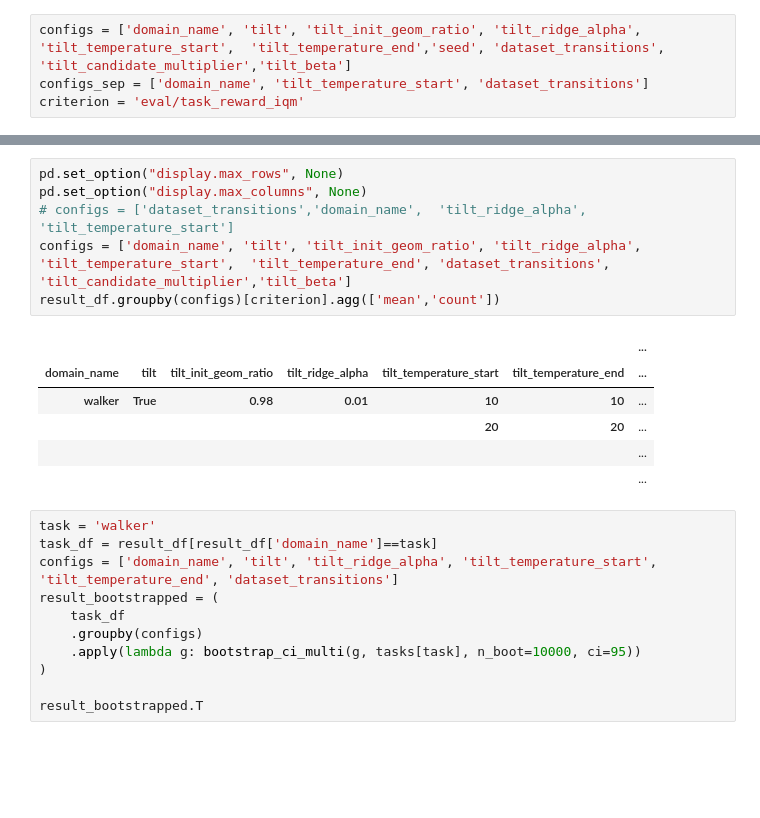
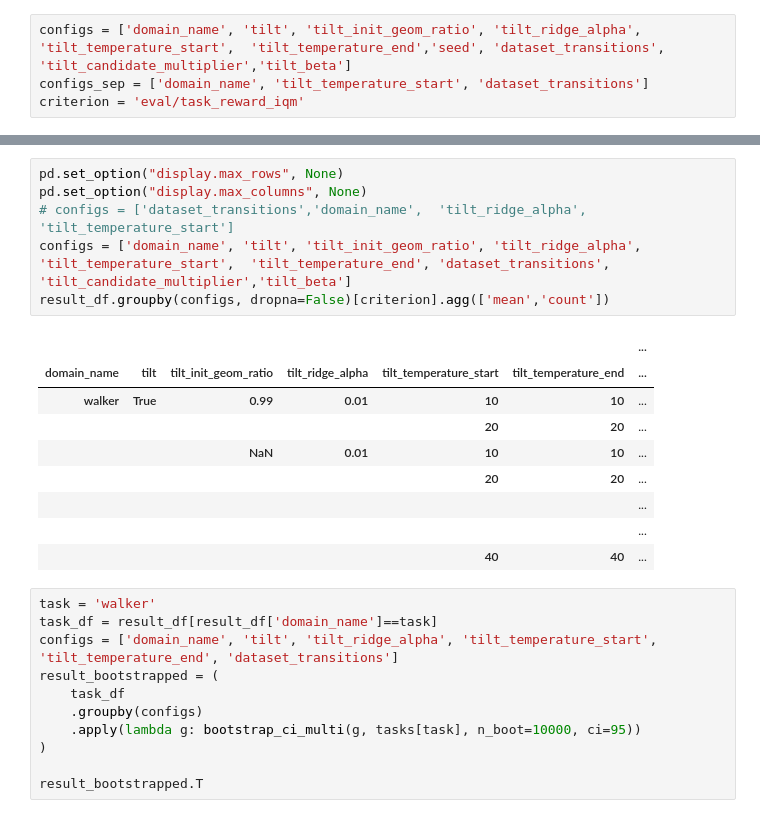
Before and after one commit to Giho-Kim/note, a Jupyter notebook: D-LEVER-FB-Copy1.ipynb, the cells around one changed output, grey strips where cells are left out. Saved outputs shown, nothing was run; the diff lists cells and outputs as text; blank space fills up the shorter version.

```diff
--- a/D-LEVER-FB-Copy1.ipynb
+++ b/D-LEVER-FB-Copy1.ipynb
@@ -152,16 +157,19 @@ result_df = pd.DataFrame(rows)
 # %%
 pd.set_option("display.max_rows", None)
 pd.set_option("display.max_columns", None)
 # configs = ['dataset_transitions','domain_name',  'tilt_ridge_alpha', 'tilt_temperature_start']
 configs = ['domain_name', 'tilt', 'tilt_init_geom_ratio', 'tilt_ridge_alpha', 'tilt_temperature_start',  'tilt_temperature_end', 'dataset_transitions', 'tilt_candidate_multiplier','tilt_beta']
-result_df.groupby(configs)[criterion].agg(['mean','count'])
+result_df.groupby(configs, dropna=False)[criterion].agg(['mean','count'])
 # %% [output]
 |  |  |  |  |  |  | ... |
 | domain_name | tilt | tilt_init_geom_ratio | tilt_ridge_alpha | tilt_temperature_start | tilt_temperature_end | ... |
-| walker | True | 0.98 | 0.01 | 10 | 10 | ... |
+| walker | True | 0.99 | 0.01 | 10 | 10 | ... |
+|  |  |  |  | 20 | 20 | ... |
+|  |  | NaN | 0.01 | 10 | 10 | ... |
 |  |  |  |  | 20 | 20 | ... |
 |  |  |  |  |  |  | ... |
 |  |  |  |  |  |  | ... |
+|  |  |  |  | 40 | 40 | ... |
 # %%
 task = 'walker'
 task_df = result_df[result_df['domain_name']==task]
```
Also changed, not shown: parts of 1 cell of this notebook, 4 other files.
